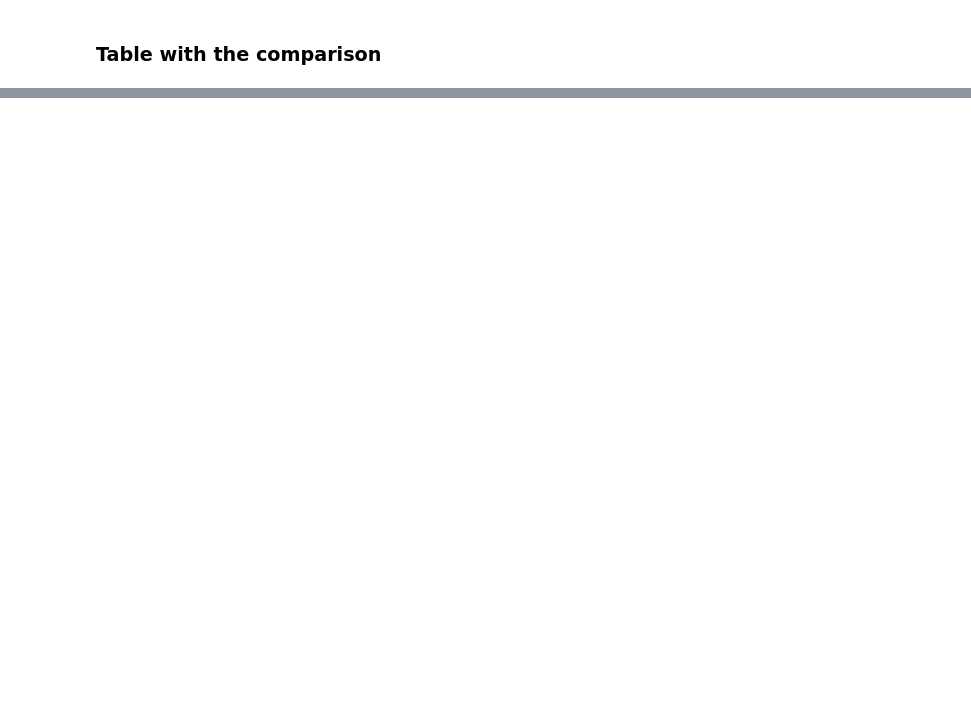
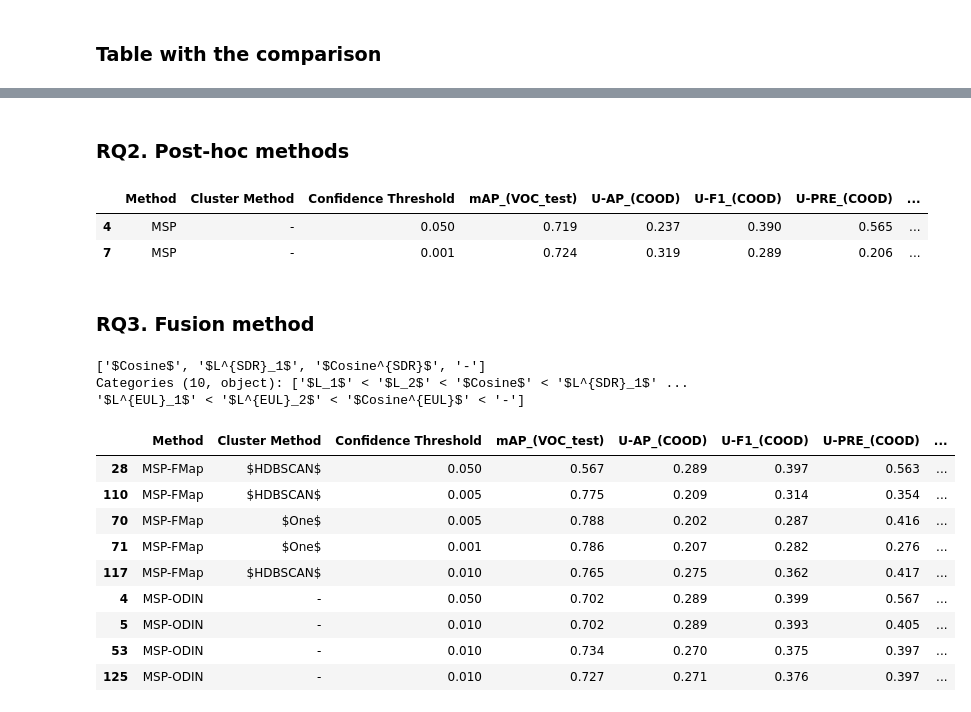
Before and after one commit to aitor-martinez-seras/OoD_in_Object_Detection, a Jupyter notebook: process_results.ipynb, the cells around one changed output, grey strips where cells are left out. Drawn from its saved outputs; the diff is of its cells as text; code cells hidden in the pictures; blank space fills up the shorter version.

```diff
--- a/process_results.ipynb
+++ b/process_results.ipynb
@@ -2232,0 +2560,58 @@ with open(sota_final_tex_path, 'w') as f:
+# %% [markdown]
+### RQ2. Post-hoc methods
+# %%
+### RQ2
+df_non_dominated_rq2 = df_non_dominated_logits.copy()
+df_non_dominated_rq2["Group"] = "RQ2"
+df_non_dominated_rq2["Distance Metric"] = "-"
+df_non_dominated_rq2["Cluster Method"] = "-"
+df_non_dominated_rq2["Fusion Strategy"] = "-"
+df_non_dominated_rq2
+# %% [output]
+|  | Method | Cluster Method | Confidence Threshold | mAP_(VOC_test) | U-AP_(COOD) | U-F1_(COOD) | U-PRE_(COOD) | ... |
+| 4 | MSP | - | 0.050 | 0.719 | 0.237 | 0.390 | 0.565 | ... |
+| 7 | MSP | - | 0.001 | 0.724 | 0.319 | 0.289 | 0.206 | ... |
+# %% [markdown]
+### RQ3. Fusion method
+# %%
+### RQ3
+df_non_dominated_rq3 = df_non_dominated_fusion_methods.copy()
+# Rename conf_thr_test to Confidence Threshold
+df_non_dominated_rq3.rename(columns={'conf_thr_test': 'Confidence Threshold'}, inplace=True)
+# Add Distance Metric column, taking the string between $$ as the distance metric. Replace the '' for '-'
+df_non_dominated_rq3["Distance Metric"] = df_non_dominated_rq3["Method"].apply(lambda x: x[x.find('$'):x.rfind('$')+1])
+df_non_dominated_rq3["Distance Metric"] = df_non_dominated_rq3["Distance Metric"].apply(lambda x: '-' if x == '' else x)
+# Find where the Method strings match the distance_order list. Find the exact position. In the positions where they match, replace the match for FMap
+# Define a function to replace the matches
+def replace_method(method, distance_order):
+    for distance in distance_order:
+        if distance in method:
+            return method.replace(distance, 'FMap')
+    return method
+# Replace the matches
+df_non_dominated_rq3["Method"] = df_non_dominated_rq3["Method"].apply(lambda x: replace_method(x, distance_order))
+
+# Reorder the rows. First the MSP-FMap
+distance_order_new = distance_order.copy()
+distance_order_new.append('-')
+df_non_dominated_rq3['Distance Metric'] = pd.Categorical(df_non_dominated_rq3['Distance Metric'], categories=distance_order_new, ordered=True)
+df_non_dominated_rq3 = df_non_dominated_rq3.sort_values(['Method', 'Distance Metric'])
+
+# Add the Group column
+df_non_dominated_rq3["Group"] = "RQ3"
+
+print(df_non_dominated_rq3["Distance Metric"].unique())
+df_non_dominated_rq3
+# %% [output]
+['$Cosine$', '$L^{SDR}_1$', '$Cosine^{SDR}$', '-']
+Categories (10, object): ['$L_1$' < '$L_2$' < '$Cosine$' < '$L^{SDR}_1$' ... '$L^{EUL}_1$' < '$L^{EUL}_2$' < '$Cosine^{EUL}$' < '-']
+|  | Method | Cluster Method | Confidence Threshold | mAP_(VOC_test) | U-AP_(COOD) | U-F1_(COOD) | U-PRE_(COOD) | ... |
+| 28 | MSP-FMap | $HDBSCAN$ | 0.050 | 0.567 | 0.289 | 0.397 | 0.563 | ... |
+| 110 | MSP-FMap | $HDBSCAN$ | 0.005 | 0.775 | 0.209 | 0.314 | 0.354 | ... |
+| 70 | MSP-FMap | $One$ | 0.005 | 0.788 | 0.202 | 0.287 | 0.416 | ... |
+| 71 | MSP-FMap | $One$ | 0.001 | 0.786 | 0.207 | 0.282 | 0.276 | ... |
+| 117 | MSP-FMap | $HDBSCAN$ | 0.010 | 0.765 | 0.275 | 0.362 | 0.417 | ... |
+| 4 | MSP-ODIN | - | 0.050 | 0.702 | 0.289 | 0.399 | 0.567 | ... |
+| 5 | MSP-ODIN | - | 0.010 | 0.702 | 0.289 | 0.393 | 0.405 | ... |
+| 53 | MSP-ODIN | - | 0.010 | 0.734 | 0.270 | 0.375 | 0.397 | ... |
+| 125 | MSP-ODIN | - | 0.010 | 0.727 | 0.271 | 0.376 | 0.397 | ... |
```
Also changed, not shown: parts of 49 cells of this notebook, 1 other file.
